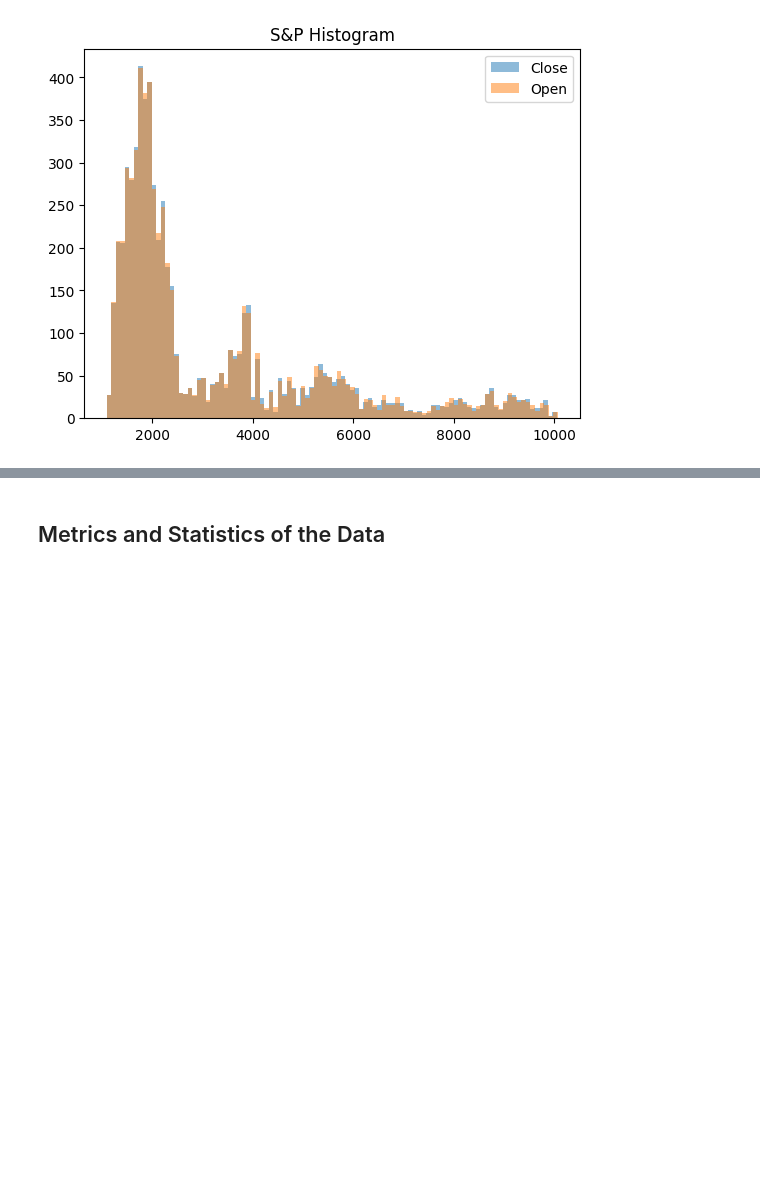
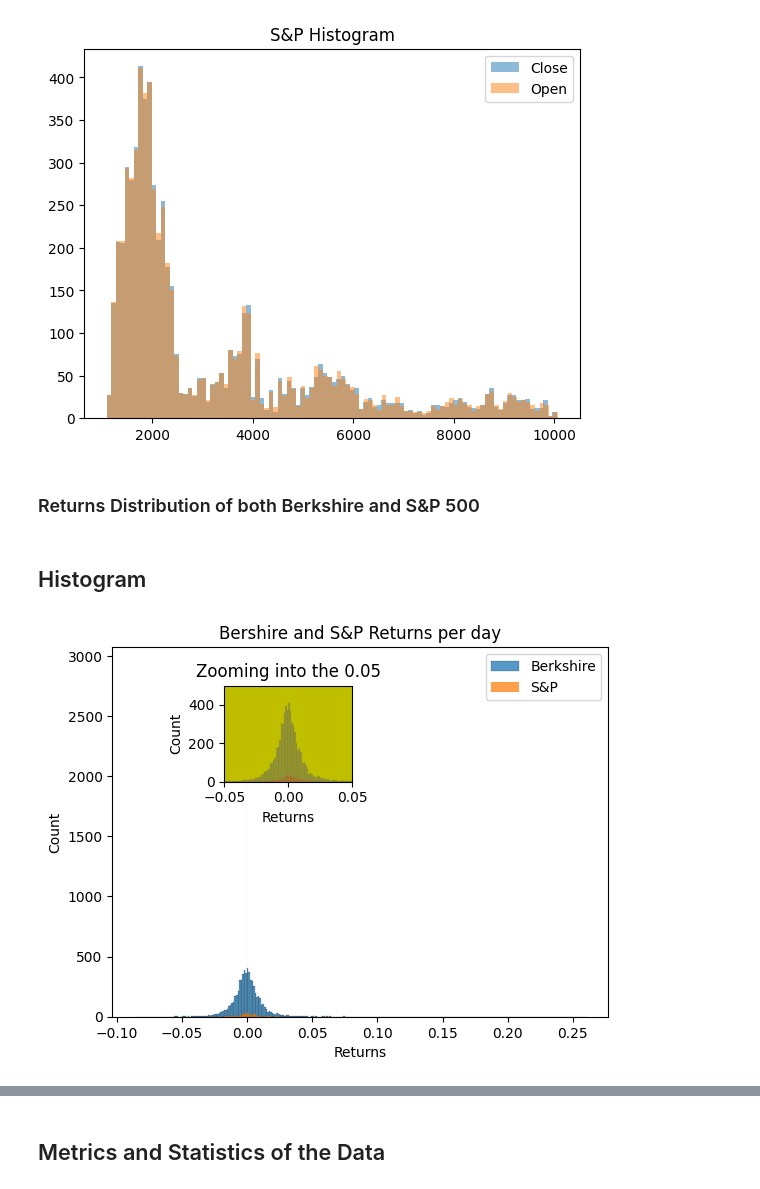
Before and after one commit to ClessonR/BerkshireHathwayAnalysis, a Jupyter notebook: BerkshireAnalysis.ipynb, the cells around one changed output, grey strips where cells are left out. Saved outputs shown, nothing was run; the diff lists cells and outputs as text; code cells hidden in the pictures; blank space fills up the shorter version.

Commit message:
Adding boxplot and histogram

```diff
--- a/BerkshireAnalysis.ipynb
+++ b/BerkshireAnalysis.ipynb
@@ -64,3 +65,30 @@ plt.title("S&P Histogram")
 # %% [output]
 Text(0.5, 1.0, 'S&P Histogram')
 [figure]
+# %% [markdown]
+### Returns Distribution of both Berkshire and S&P 500
+# %% [markdown]
+## Histogram
+# %%
+berkshire['Returns'] = (berkshire['close_BRK'] - berkshire['open_BRK']) / berkshire['open_BRK']
+sns.histplot(data=berkshire['Returns'], label= "Berkshire")
+
+s_p['Returns'] = (s_p['close_SP500'] - s_p['open_SP500']) / s_p['open_SP500']
+sns.histplot(data=s_p['Returns'], label= "S&P")
+
+
+plt.title('Bershire and S&P Returns per day')
+plt.legend()
+
+
+ax2 = plt.axes([0.3, 0.6, .2, .2], facecolor='y')
+sns.histplot(s_p['Returns'], ax=ax2, color='orange')
+sns.histplot(berkshire['Returns'], ax=ax2, color="blue", alpha =0.2)
+ax2.set_title('Zooming into the 0.05')
+ax2.set_xlim([-0.05,0.05])
+ax2.set_ylim([0,500])
+
+
+plt.show()
+# %% [output]
+[figure, added]
```
Also changed, not shown: parts of 4 cells of this notebook, 1 other file.
